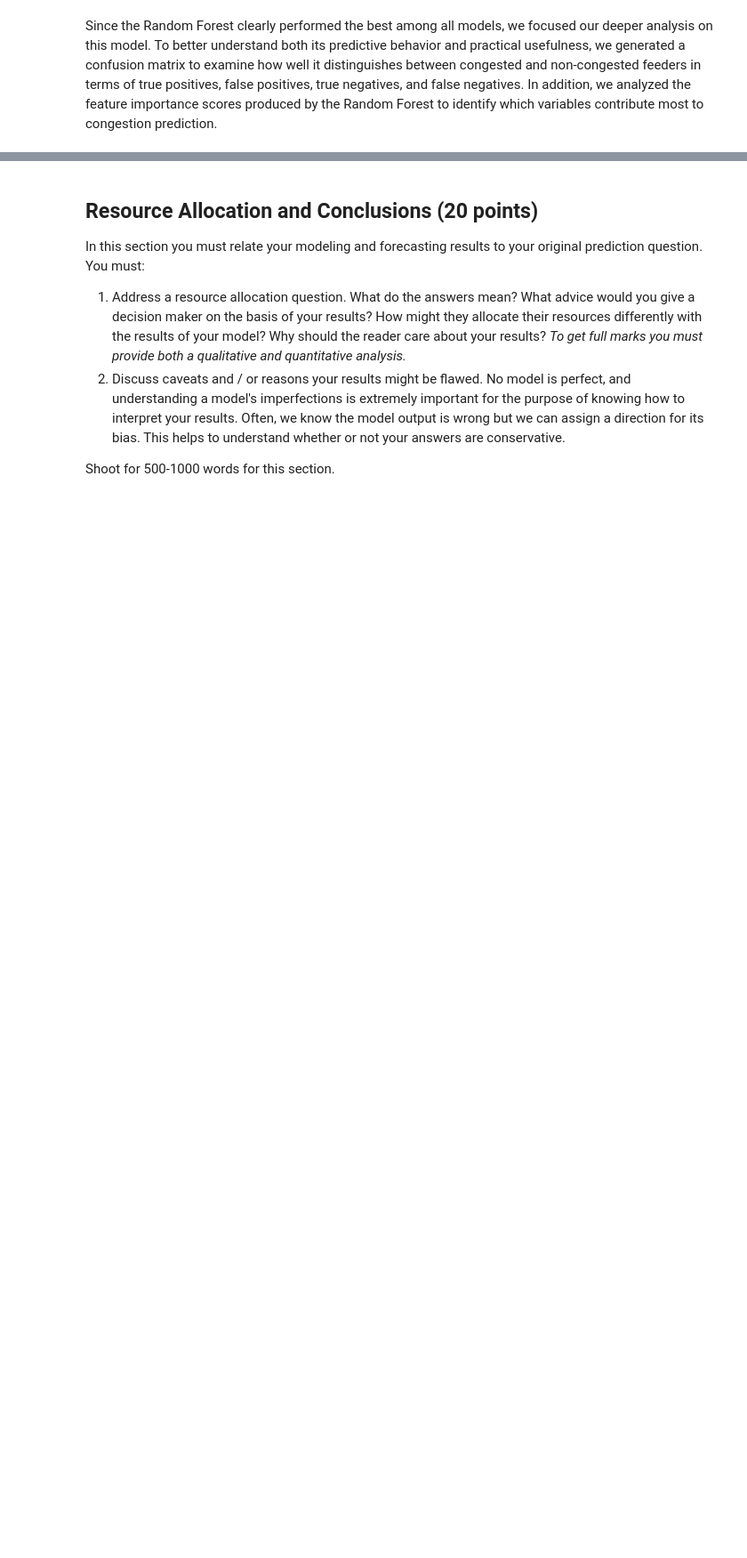
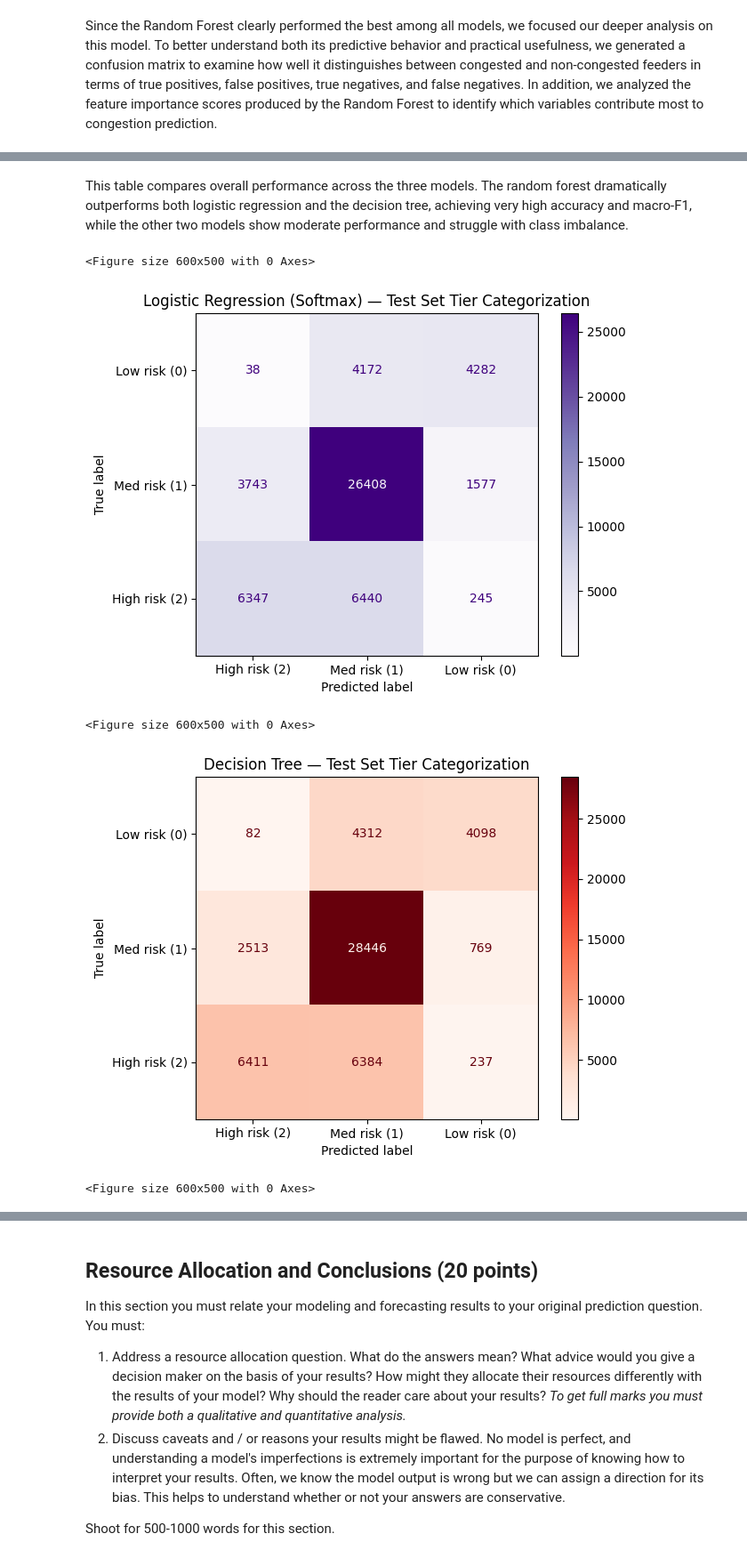
Before and after one commit to Brookeeichen/Predicted-Feeder-Congestion, a Jupyter notebook: FinalProjectTemplate_2025.ipynb, the cells around one changed output, grey strips where cells are left out. Shown: that part at 89% size. Saved outputs shown, nothing was run; the diff lists cells and outputs as text; code cells hidden in the pictures; blank space fills up the shorter version.

Commit message:
prediction models update

```diff
--- a/FinalProjectTemplate_2025.ipynb
+++ b/FinalProjectTemplate_2025.ipynb
@@ -502,0 +861,69 @@ Since the Random Forest clearly performed the best among all models, we focused
+# %% [markdown]
+This table compares overall performance across the three models.
+The random forest dramatically outperforms both logistic regression and the decision tree, achieving very high accuracy and macro-F1, while the other two models show moderate performance and struggle with class imbalance.
+# %%
+# 7. Visualizations - here we plot our results as confusion matrices
+tier_labels = ["Low risk (0)", "Med risk (1)", "High risk (2)"]
+
+# Logistic Regression Confusion Matrix
+cm_log = confusion_matrix(y_test, y_pred_log, labels=[0, 1, 2])
+# Reverse the columns for x-axis reversal
+cm_log_reversed = cm_log[:, ::-1]
+
+# Create custom display with reversed labels for x-axis
+disp_log = ConfusionMatrixDisplay(confusion_matrix=cm_log_reversed,
+                                  display_labels=tier_labels[::-1])
+
+plt.figure(figsize=(6, 5))
+disp_log.plot(cmap="Purples", values_format="d")
+plt.title("Logistic Regression (Softmax) — Test Set Tier Categorization")
+
+# Manually set the y-axis labels in the correct order
+ax = plt.gca()
+ax.set_yticklabels(tier_labels)
+ax.set_xticklabels(tier_labels[::-1])  # Keep x-axis reversed
+
+plt.tight_layout()
+plt.show()
+
+# Decision Tree Confusion Matrix
+cm_dt = confusion_matrix(y_test, y_pred_dt, labels=[0, 1, 2])
+cm_dt_reversed = cm_dt[:, ::-1]
+
+disp_dt = ConfusionMatrixDisplay(confusion_matrix=cm_dt_reversed,
+                                 display_labels=tier_labels[::-1])
+
+plt.figure(figsize=(6, 5))
+disp_dt.plot(cmap="Reds", values_format="d")
+plt.title("Decision Tree — Test Set Tier Categorization")
+
+ax = plt.gca()
+ax.set_yticklabels(tier_labels)
+ax.set_xticklabels(tier_labels[::-1])
+
+plt.tight_layout()
+plt.show()
+
+# Random Forest Confusion Matrix
+cm_rf = confusion_matrix(y_test, y_pred_rf, labels=[0, 1, 2])
+cm_rf_reversed = cm_rf[:, ::-1]
+
+disp_rf = ConfusionMatrixDisplay(confusion_matrix=cm_rf_reversed,
+                                 display_labels=tier_labels[::-1])
+
+plt.figure(figsize=(6, 5))
+disp_rf.plot(cmap="Blues", values_format="d")
+plt.title("Random Forest — Test Set Tier Categorization")
+
+ax = plt.gca()
+ax.set_yticklabels(tier_labels)
+ax.set_xticklabels(tier_labels[::-1])
+
+plt.tight_layout()
+plt.show()
+# %% [output]
+<Figure size 600x500 with 0 Axes>
+[figure, added]
+<Figure size 600x500 with 0 Axes>
+[figure, added]
+<Figure size 600x500 with 0 Axes>
```
Also changed, not shown: parts of 10 cells of this notebook.
